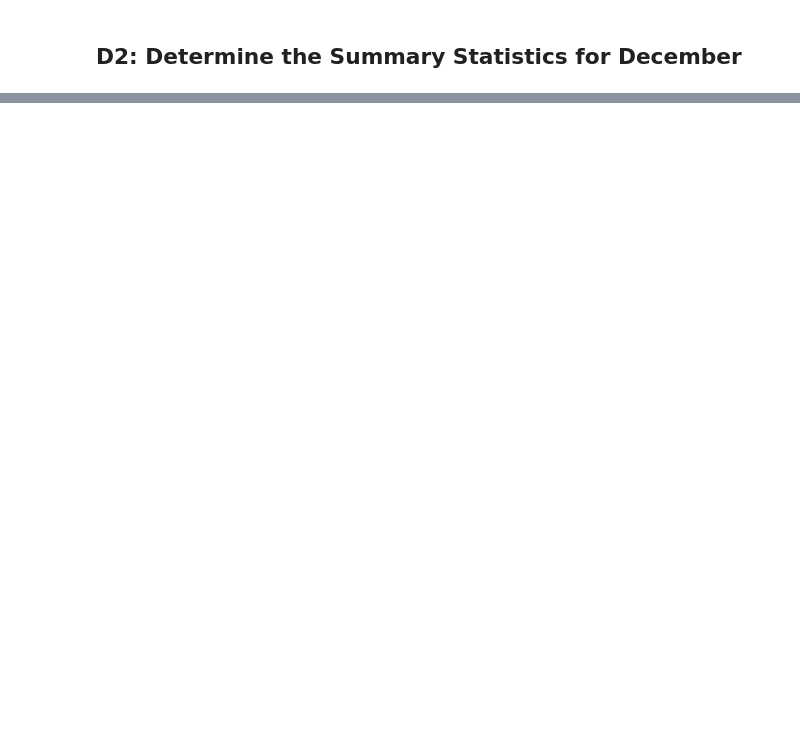
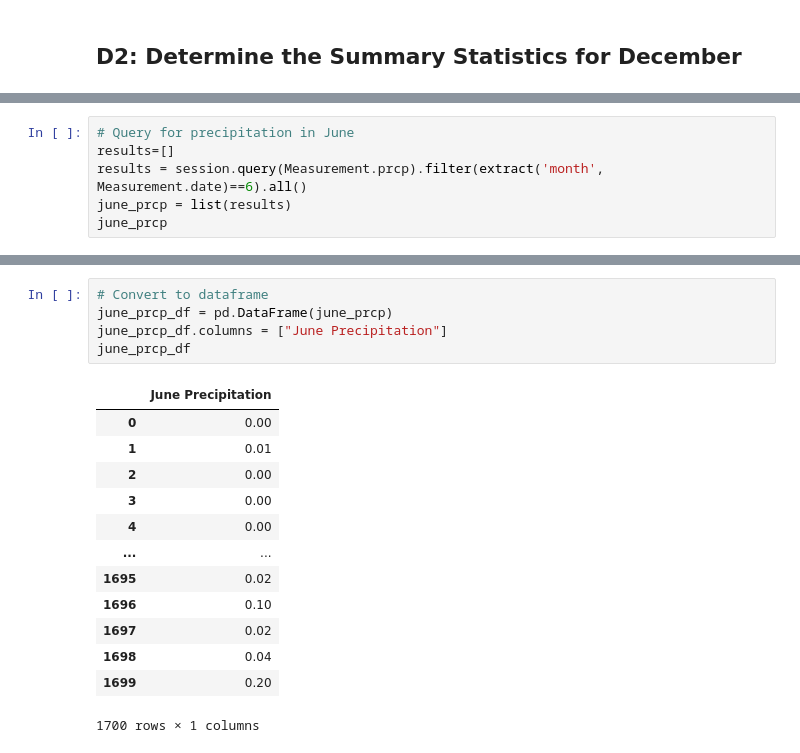
Before and after one commit to Jhackmeyer/surfs_up, a Jupyter notebook: SurfsUp_Challenge.ipynb, the cells around one changed output, grey strips where cells are left out. Cells and saved outputs as stored; diff of their text form; blank space fills up the shorter version.

```diff
--- a/SurfsUp_Challenge.ipynb
+++ b/SurfsUp_Challenge.ipynb
@@ -119,0 +176,6 @@ temps_df.describe()
+# %%
+# Query for precipitation in June
+results=[]
+results = session.query(Measurement.prcp).filter(extract('month', Measurement.date)==6).all()
+june_prcp = list(results)
+june_prcp
@@ -119,0 +200,19 @@ temps_df.describe()
+# %%
+# Convert to dataframe
+june_prcp_df = pd.DataFrame(june_prcp)
+june_prcp_df.columns = ["June Precipitation"]
+june_prcp_df
+# %% [output]
+|  | June Precipitation |
+| 0 | 0.00 |
+| 1 | 0.01 |
+| 2 | 0.00 |
+| 3 | 0.00 |
+| 4 | 0.00 |
+| ... | ... |
+| 1695 | 0.02 |
+| 1696 | 0.10 |
+| 1697 | 0.02 |
+| 1698 | 0.04 |
+| 1699 | 0.20 |
+1700 rows × 1 columns
```
Also changed, not shown: parts of 17 cells of this notebook, 4 other files.
